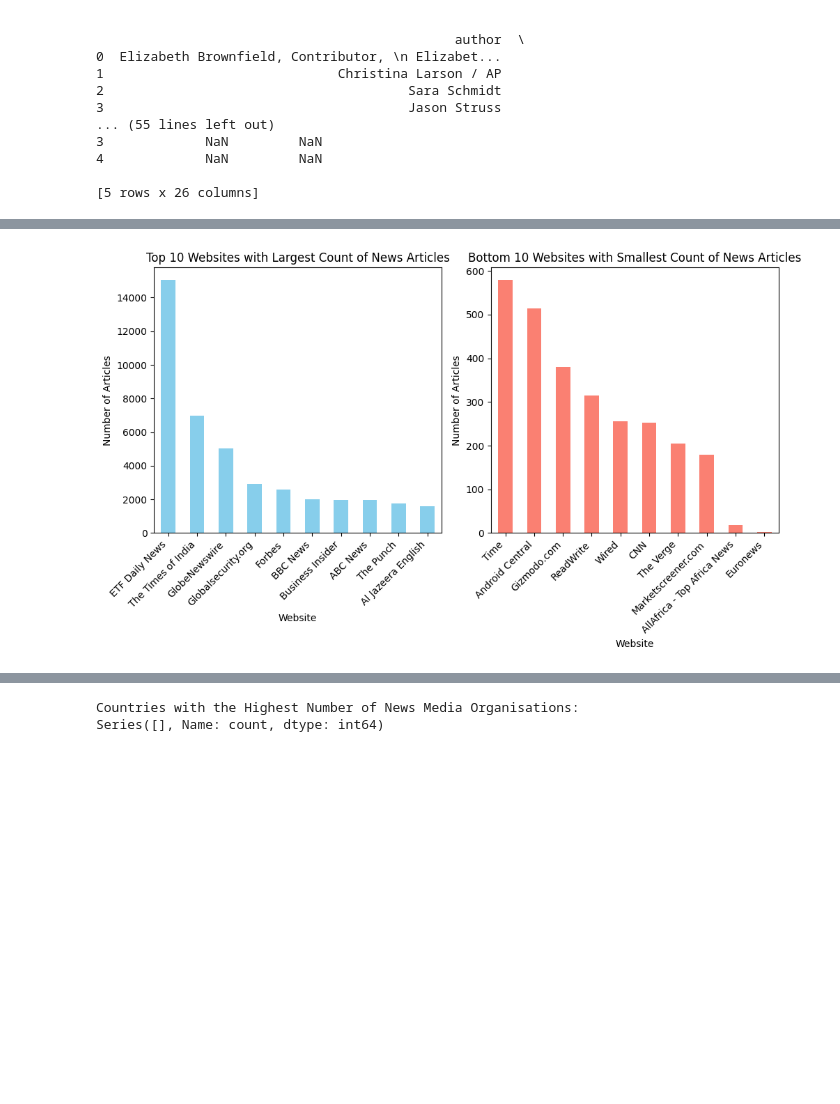
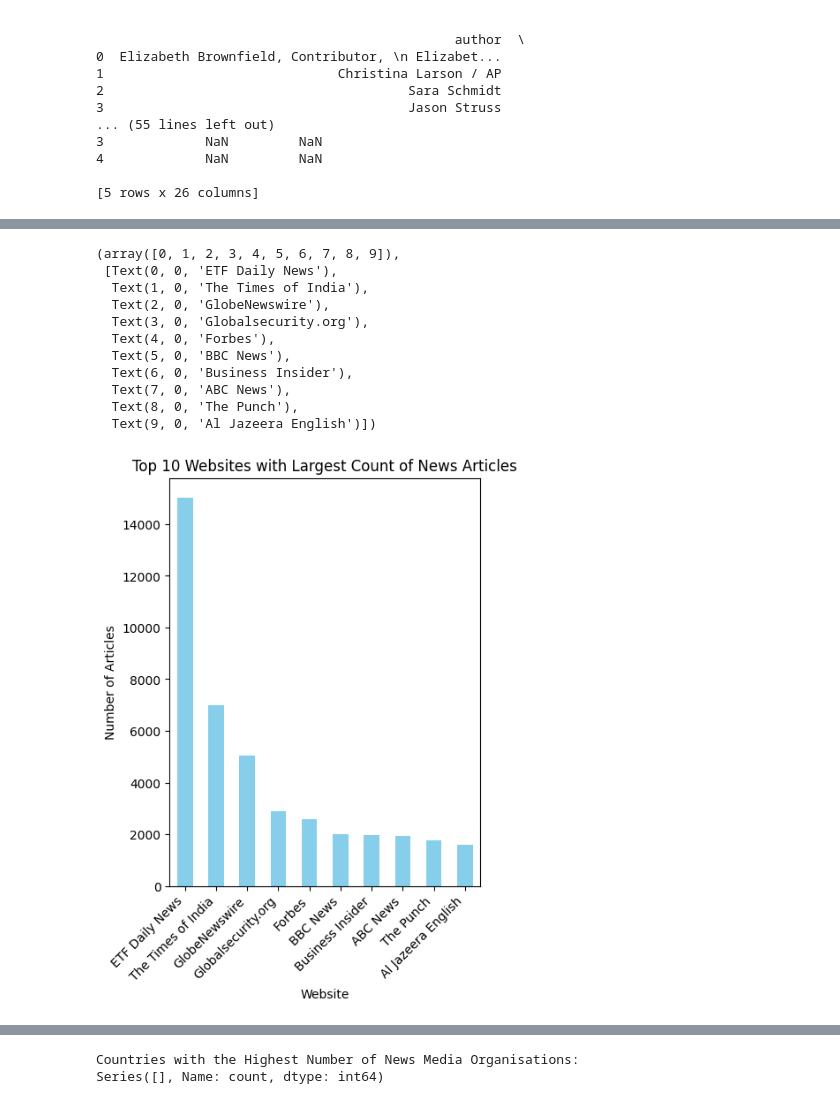
Before and after one commit to SelamT94/news_correlation_analysis_week0, a Jupyter notebook: notebooks/parse_news_data.ipynb, the cells around one changed output, grey strips where cells are left out. Cells and saved outputs as stored; diff of their text form; code cells hidden in the pictures; blank space fills up the shorter version.

```diff
--- a/notebooks/parse_news_data.ipynb
+++ b/notebooks/parse_news_data.ipynb
@@ -100,28 +71,39 @@ Name: count, dtype: int64
 # %%
 
 # Plotting
 plt.figure(figsize=(10, 6))
 
 # Plot for top 10 websites
 plt.subplot(1, 2, 1)
 top_10_websites.plot(kind='bar', color='skyblue')
 plt.title('Top 10 Websites with Largest Count of News Articles')
 plt.xlabel('Website')
 plt.ylabel('Number of Articles')
 plt.xticks(rotation=45, ha='right')
 
-# Plot for bottom 10 websites
-plt.subplot(1, 2, 2)
-bottom_10_websites.plot(kind='bar', color='salmon')
-plt.title('Bottom 10 Websites with Smallest Count of News Articles')
-plt.xlabel('Website')
-plt.ylabel('Number of Articles')
-plt.xticks(rotation=45, ha='right')
+# # Plot for bottom 10 websites
+# plt.subplot(1, 2, 2)
+# bottom_10_websites.plot(kind='bar', color='salmon')
+# plt.title('Bottom 10 Websites with Smallest Count of News Articles')
+# plt.xlabel('Website')
+# plt.ylabel('Number of Articles')
+# plt.xticks(rotation=45, ha='right')
 
-plt.tight_layout()
-plt.show()
+# plt.tight_layout()
+# plt.show()
 # %% [output]
+(array([0, 1, 2, 3, 4, 5, 6, 7, 8, 9]),
+ [Text(0, 0, 'ETF Daily News'),
+  Text(1, 0, 'The Times of India'),
+  Text(2, 0, 'GlobeNewswire'),
+  Text(3, 0, 'Globalsecurity.org'),
+  Text(4, 0, 'Forbes'),
+  Text(5, 0, 'BBC News'),
+  Text(6, 0, 'Business Insider'),
+  Text(7, 0, 'ABC News'),
+  Text(8, 0, 'The Punch'),
+  Text(9, 0, 'Al Jazeera English')])
-[figure, old version]
+[figure, new version]
 # %%
 # Websites with the Highest Numbers of Visitors Traffic
 
```
Also changed, not shown: parts of 3 cells of this notebook, 2 other files.
